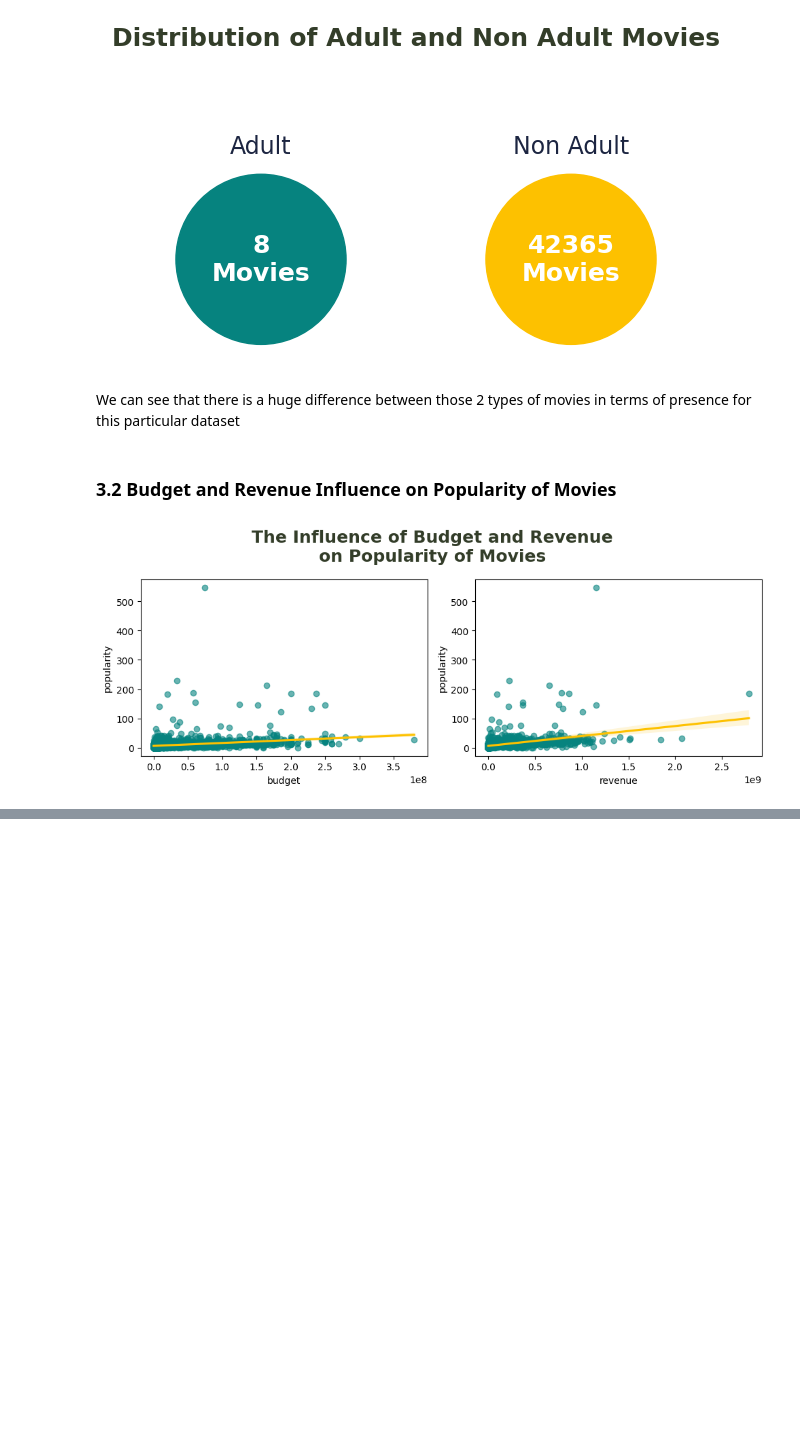
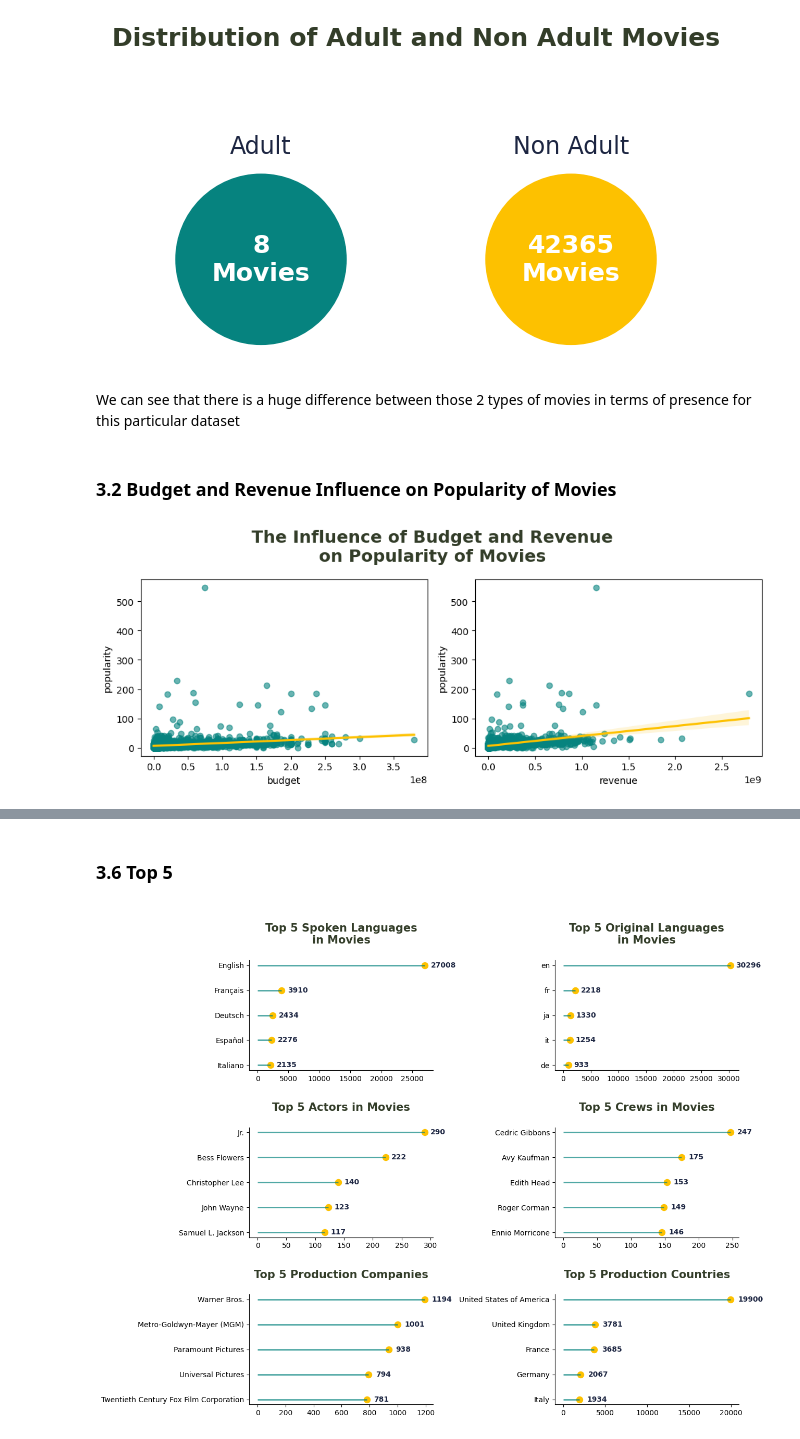
Before and after one commit to SudeshKumarSK/Cine-Match, a Jupyter notebook: Notebooks/Exploratory_Data_Analysis.ipynb, the cells around one changed output, grey strips where cells are left out. Saved outputs shown, nothing was run; the diff lists cells and outputs as text; code cells hidden in the pictures; blank space fills up the shorter version.

```diff
--- a/Notebooks/Exploratory_Data_Analysis.ipynb
+++ b/Notebooks/Exploratory_Data_Analysis.ipynb
@@ -386,0 +449,2 @@ Budget and Revenue just slighly influence the popularity of the movies
+# %% [markdown]
+### 3.6 Top 5
@@ -386,0 +480,55 @@ Budget and Revenue just slighly influence the popularity of the movies
+# %%
+fig, axes = plt.subplots(nrows=3, ncols=2, figsize=(13, 10))
+
+# Spoken language plot
+df_plot1 = pd.DataFrame(Counter(spoken_languages_list).most_common(5), columns=['language', 'total']).sort_values(by='total', ascending=True)
+axes[0,0].hlines(y=df_plot1['language'], xmin=0, xmax=df_plot1['total'], color= '#06837f', alpha=0.7, linewidth=2)
+axes[0,0].scatter(x=df_plot1['total'], y=df_plot1['language'], s = 75, color='#fdc100')
+axes[0,0].set_title('\nTop 5 Spoken Languages\nin Movies\n', fontsize=15, weight=600, color='#333d29')
+for i, value in enumerate(df_plot1['total']):
+    axes[0,0].text(value+1000, i, value, va='center', fontsize=10, weight=600, color='#1c2541')
+
+# Original Language plot
+df_plot2 = pd.DataFrame(Counter(original_language_list).most_common(5), columns=['language', 'total']).sort_values(by='total', ascending=True)
+axes[0,1].hlines(y=df_plot2['language'], xmin=0, xmax=df_plot2['total'], color= '#06837f', alpha=0.7, linewidth=2)
+axes[0,1].scatter(x=df_plot2['total'], y=df_plot2['language'], s = 75, color='#fdc100')
+axes[0,1].set_title('\nTop 5 Original Languages\nin Movies\n', fontsize=15, weight=600, color='#333d29')
+for i, value in enumerate(df_plot2['total']):
+    axes[0,1].text(value+1000, i, value, va='center', fontsize=10, weight=600, color='#1c2541')
+
+# Actor plot
+df_plot3 = pd.DataFrame(Counter(actors_list).most_common(5), columns=['actor', 'total']).sort_values(by='total', ascending=True)
+axes[1,0].hlines(y=df_plot3['actor'], xmin=0, xmax=df_plot3['total'], color= '#06837f', alpha=0.7, linewidth=2)
+axes[1,0].scatter(x=df_plot3['total'], y=df_plot3['actor'], s = 75, color='#fdc100')
+axes[1,0].set_title('\nTop 5 Actors in Movies\n', fontsize=15, weight=600, color='#333d29')
+for i, value in enumerate(df_plot3['total']):
+    axes[1,0].text(value+10, i, value, va='center', fontsize=10, weight=600, color='#1c2541')
+
+# Crew plot
+df_plot4 = pd.DataFrame(Counter(crew_list).most_common(5), columns=['name', 'total']).sort_values(by='total', ascending=True)
+axes[1,1].hlines(y=df_plot4['name'], xmin=0, xmax=df_plot4['total'], color= '#06837f', alpha=0.7, linewidth=2)
+axes[1,1].scatter(x=df_plot4['total'], y=df_plot4['name'], s = 75, color='#fdc100')
+axes[1,1].set_title('\nTop 5 Crews in Movies\n', fontsize=15, weight=600, color='#333d29')
+for i, value in enumerate(df_plot4['total']):
+    axes[1,1].text(value+10, i, value, va='center', fontsize=10, weight=600, color='#1c2541')
+
+# Company plot
+df_plot5 = pd.DataFrame(Counter(company_list).most_common(5), columns=['name', 'total']).sort_values(by='total', ascending=True)
+axes[2,0].hlines(y=df_plot5['name'], xmin=0, xmax=df_plot5['total'], color= '#06837f', alpha=0.7, linewidth=2)
+axes[2,0].scatter(x=df_plot5['total'], y=df_plot5['name'], s = 75, color='#fdc100')
+axes[2,0].set_title('\nTop 5 Production Companies\n', fontsize=15, weight=600, color='#333d29')
+for i, value in enumerate(df_plot5['total']):
+    axes[2,0].text(value+50, i, value, va='center', fontsize=10, weight=600, color='#1c2541')
+
+# Country plot
+df_plot6 = pd.DataFrame(Counter(country_list).most_common(5), columns=['name', 'total']).sort_values(by='total', ascending=True)
+axes[2,1].hlines(y=df_plot6['name'], xmin=0, xmax=df_plot6['total'], color= '#06837f', alpha=0.7, linewidth=2)
+axes[2,1].scatter(x=df_plot6['total'], y=df_plot6['name'], s = 75, color='#fdc100')
+axes[2,1].set_title('\nTop 5 Production Countries\n', fontsize=15, weight=600, color='#333d29')
+for i, value in enumerate(df_plot6['total']):
+    axes[2,1].text(value+900, i, value, va='center', fontsize=10, weight=600, color='#1c2541')
+
+sns.despine()
+plt.tight_layout()
+# %% [output]
+[figure, added]
```
Also changed, not shown: parts of 20 cells of this notebook.
